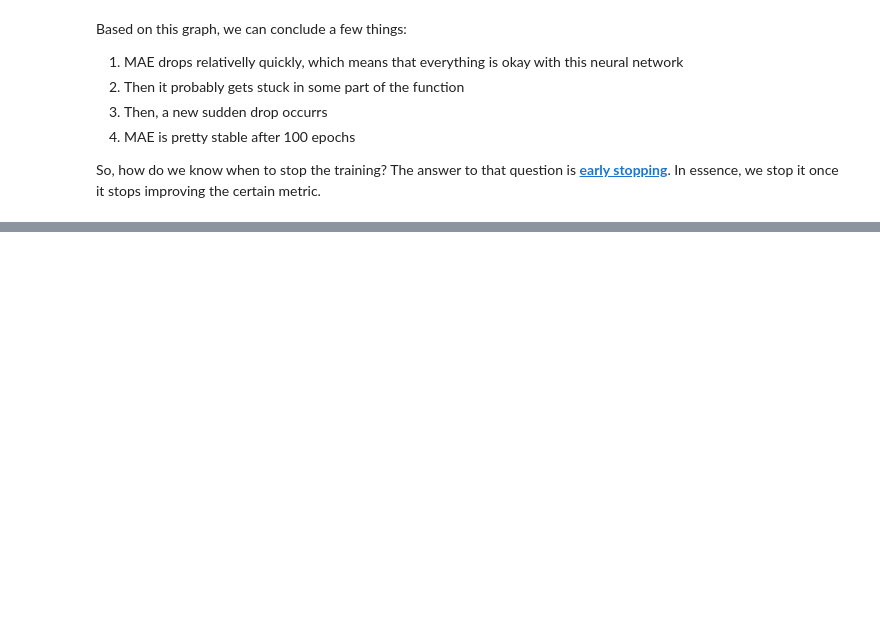
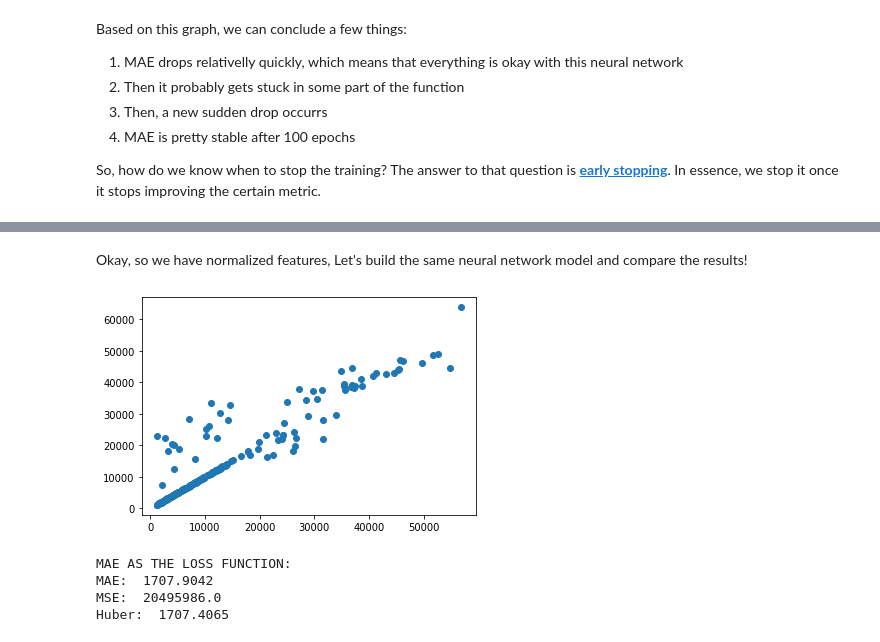
Before and after one commit to emirdemic/Learning-TensorFlow, a Jupyter notebook: TensorFlow.ipynb, the cells around one changed output, grey strips where cells are left out. Drawn from its saved outputs; the diff is of its cells as text; code cells hidden in the pictures; blank space fills up the shorter version.

```diff
--- a/TensorFlow.ipynb
+++ b/TensorFlow.ipynb
@@ -1613,0 +1645,21 @@ So, how do we know when to stop the training? The answer to that question is **[
+# %%
+# Create a column transformer
+column_transformer = make_column_transformer(
+    (MinMaxScaler(), ['age', 'bmi', 'children']),
+    (OneHotEncoder(handle_unknown = 'ignore'), ['sex', 'smoker', 'region']))
+
+# Create X and y
+X = insurance.drop('charges', axis = 1)
+y = insurance['charges']
+
+# Get train and test data
+from sklearn.model_selection import train_test_split
+X_train, X_test, y_train, y_test = train_test_split(X, y, test_size = 0.2, random_state = 42)
+
+# Fit the column transformer to our training data
+# We want to fit to training data and use that fit for the test data as well
+column_transformer.fit(X_train)
+
+# Normalize training and test data
+X_train_normal = column_transformer.transform(X_train)
+X_test_normal = column_transformer.transform(X_test)
@@ -1613,0 +1693,32 @@ So, how do we know when to stop the training? The answer to that question is **[
+# %% [markdown]
+Okay, so we have normalized features, Let's build the same neural network model and compare the results!
+# %%
+# USING MAE AS THE LOSS FUNCTION
+tf.random.set_seed(42)
+insurance_model3 = tf.keras.Sequential(name = 'Insurance_Model')
+for i in range(10):
+  insurance_model3.add(tf.keras.layers.Dense(100, activation = 'relu'))
+insurance_model3.add(tf.keras.layers.Dense(1))
+
+insurance_model3.compile(
+    loss = tf.keras.losses.mae,
+    optimizer = tf.keras.optimizers.Adam(learning_rate = 0.0001),
+    metrics = ['mae']
+)
+
+history = insurance_model3.fit(X_train_normal, y_train, epochs = 300, verbose = 0) # putting inside history variable so that we can plot the training
+# %%
+plt.scatter(insurance_model3.predict(X_test_normal), y_test);
+# %% [output]
+[figure, added]
+# %%
+results = evaluate_nn(y_test, tf.squeeze(insurance_model3.predict(X_test_normal)))
+print('MAE AS THE LOSS FUNCTION:')
+print('MAE: ', results[0])
+print('MSE: ', results[1])
+print('Huber: ', results[2])
+# %% [output]
+MAE AS THE LOSS FUNCTION:
+MAE:  1707.9042
+MSE:  20495986.0
+Huber:  1707.4065
```
Also changed, not shown: parts of 11 cells of this notebook.
